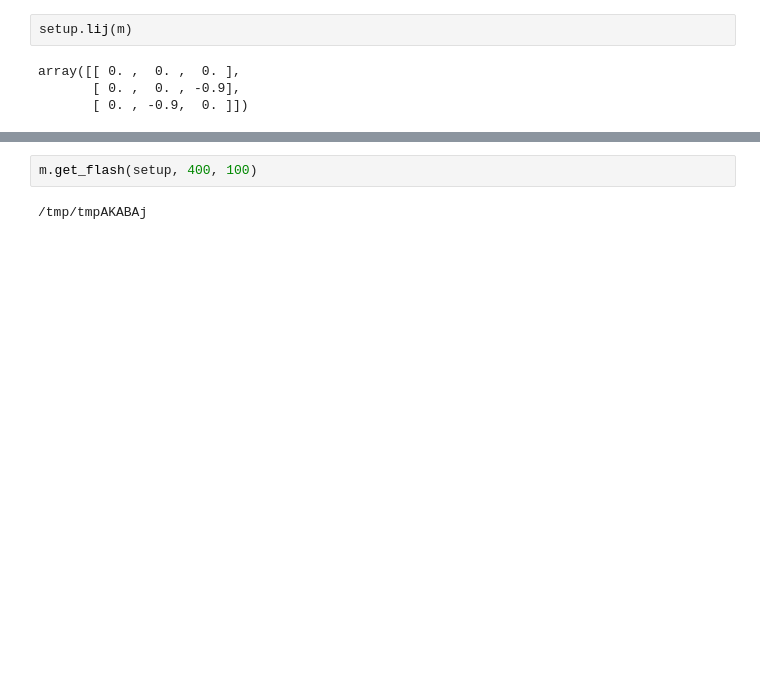
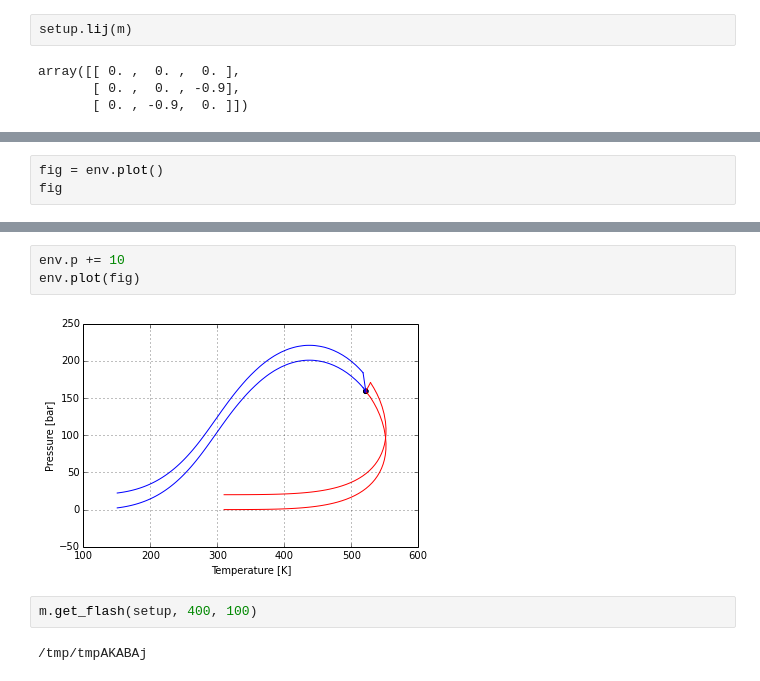
Before and after one commit to phasety/sur, a Jupyter notebook: examples/basic_envelope.ipynb, the cells around one changed output, grey strips where cells are left out. Saved outputs shown, nothing was run; the diff lists cells and outputs as text; blank space fills up the shorter version.

```diff
--- a/examples/basic_envelope.ipynb
+++ b/examples/basic_envelope.ipynb
@@ -30,0 +36,3 @@ env
+# %%
+fig = env.plot()
+fig
@@ -36,3 +55,8 @@ env.plot()
+# %%
+env.p += 10
+env.plot(fig)
+# %% [output]
+[figure, added]
 # %%
 m.get_flash(setup, 400, 100)
 # %% [output]
```
Also changed, not shown: parts of 9 cells of this notebook, 1 other file.
